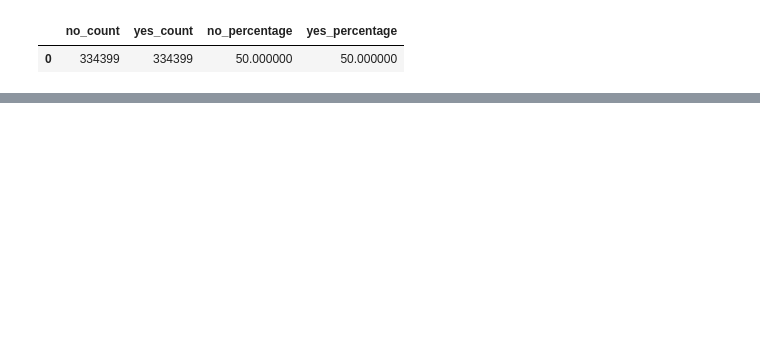
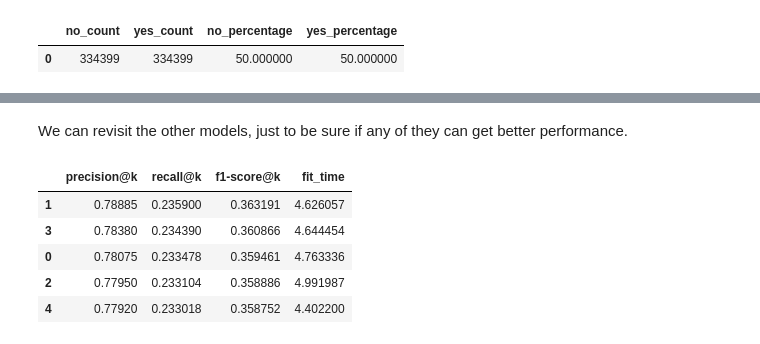
Before and after one commit to iury-repo/health_insurance_cs, a Jupyter notebook: notebooks/2-ims-modeling.ipynb, the cells around one changed output, grey strips where cells are left out. Cells and saved outputs as stored; diff of their text form; code cells hidden in the pictures; blank space fills up the shorter version.

```diff
--- a/notebooks/2-ims-modeling.ipynb
+++ b/notebooks/2-ims-modeling.ipynb
@@ -335,0 +348,24 @@ cross_validate(sgd_log_loss, X=X_res, y=y_res, cv=5, scoring={'recall': recall_a
+# %% [markdown]
+We can revisit the other models, just to be sure if any of they can get better performance.
+# %%
+sgd_lin = SGDClassifier(loss='hinge')
+
+# Converting prediction to probabilities
+lim_svm = CalibratedClassifierCV(sgd_lin)
+
+# CV fitting
+linear_svm_res = cross_validate(lim_svm, X_res, y_res, cv=5, scoring={'recall': recall_at_k_scorer, 'precision': precision_at_k_scorer, 'f1': f1_at_k_scorer})
+
+# Performance results
+linear_svm_df = pd.DataFrame(linear_svm_res)
+linear_svm_df.rename(columns={'test_recall': 'recall@k', 'test_precision': 'precision@k', 'fit_time': 'fit_time', 'test_f1': 'f1-score@k'}, inplace=True)
+linear_svm_df.drop(columns='score_time', inplace=True)
+linear_svm_df = linear_svm_df[['precision@k', 'recall@k', 'f1-score@k', 'fit_time']]
+linear_svm_df.sort_values(by='precision@k', ascending=False)
+# %% [output]
+|  | precision@k | recall@k | f1-score@k | fit_time |
+| 1 | 0.78885 | 0.235900 | 0.363191 | 4.626057 |
+| 3 | 0.78380 | 0.234390 | 0.360866 | 4.644454 |
+| 0 | 0.78075 | 0.233478 | 0.359461 | 4.763336 |
+| 2 | 0.77950 | 0.233104 | 0.358886 | 4.991987 |
+| 4 | 0.77920 | 0.233018 | 0.358752 | 4.402200 |
```
Also changed, not shown: parts of 14 cells of this notebook.
